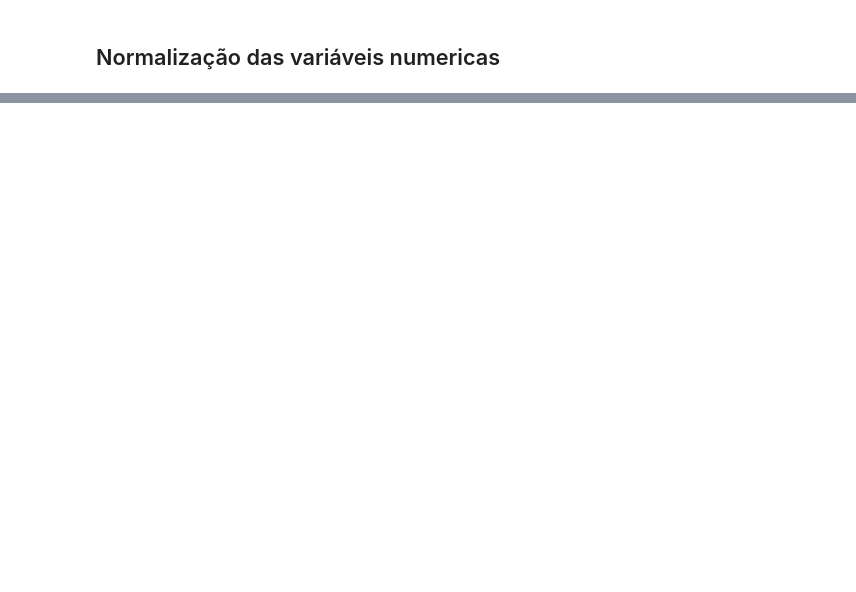
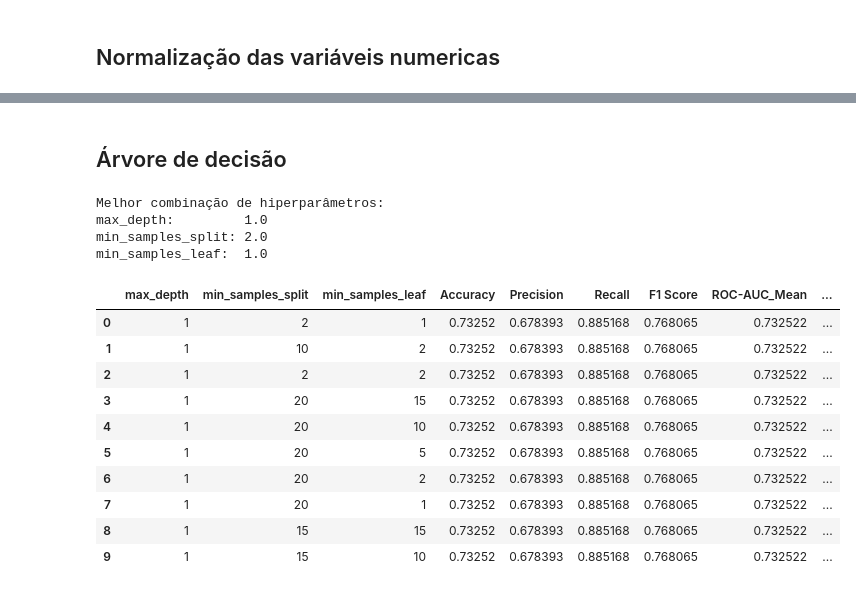
Before and after one commit to igao01/ds_telecom_churn, a Jupyter notebook: notebooks/ml_telco_churn.ipynb, the cells around one changed output, grey strips where cells are left out. Saved outputs shown, nothing was run; the diff lists cells and outputs as text; code cells hidden in the pictures; blank space fills up the shorter version.

```diff
--- a/notebooks/ml_telco_churn.ipynb
+++ b/notebooks/ml_telco_churn.ipynb
@@ -96,0 +86,29 @@ X_train.head(5)
+# %%
+from sklearn.compose import ColumnTransformer
+from sklearn.pipeline import Pipeline
+from sklearn.preprocessing import StandardScaler, OneHotEncoder
+from sklearn.linear_model import LogisticRegression
+from sklearn.tree import DecisionTreeClassifier
+from sklearn.ensemble import RandomForestClassifier
+from xgboost import XGBClassifier
+from sklearn.metrics import classification_report, confusion_matrix
+from sklearn.metrics import (accuracy_score, precision_score, recall_score, f1_score, roc_auc_score)
+from sklearn.model_selection import cross_val_score
+
+preprocessor = ColumnTransformer(
+    transformers=[
+        (
+            "num",
+            StandardScaler(),
+            NUMERIC_COLUMNS
+        ),
+        (
+            "cat",
+            OneHotEncoder(
+                handle_unknown="ignore",
+                sparse_output=False
+            ),
+            CATEGORICAL_COLUMNS
+        )
+    ]
+)
@@ -96,0 +350,20 @@ X_train.head(5)
+# %% [markdown]
+## Árvore de decisão
+# %%
+best_dtc_params(X_train_under, y_train_under)
+# %% [output]
+Melhor combinação de hiperparâmetros:
+max_depth:         1.0
+min_samples_split: 2.0
+min_samples_leaf:  1.0
+|  | max_depth | min_samples_split | min_samples_leaf | Accuracy | Precision | Recall | F1 Score | ROC-AUC_Mean | ... |
+| 0 | 1 | 2 | 1 | 0.73252 | 0.678393 | 0.885168 | 0.768065 | 0.732522 | ... |
+| 1 | 1 | 10 | 2 | 0.73252 | 0.678393 | 0.885168 | 0.768065 | 0.732522 | ... |
+| 2 | 1 | 2 | 2 | 0.73252 | 0.678393 | 0.885168 | 0.768065 | 0.732522 | ... |
+| 3 | 1 | 20 | 15 | 0.73252 | 0.678393 | 0.885168 | 0.768065 | 0.732522 | ... |
+| 4 | 1 | 20 | 10 | 0.73252 | 0.678393 | 0.885168 | 0.768065 | 0.732522 | ... |
+| 5 | 1 | 20 | 5 | 0.73252 | 0.678393 | 0.885168 | 0.768065 | 0.732522 | ... |
+| 6 | 1 | 20 | 2 | 0.73252 | 0.678393 | 0.885168 | 0.768065 | 0.732522 | ... |
+| 7 | 1 | 20 | 1 | 0.73252 | 0.678393 | 0.885168 | 0.768065 | 0.732522 | ... |
+| 8 | 1 | 15 | 15 | 0.73252 | 0.678393 | 0.885168 | 0.768065 | 0.732522 | ... |
+| 9 | 1 | 15 | 10 | 0.73252 | 0.678393 | 0.885168 | 0.768065 | 0.732522 | ... |
```
Also changed, not shown: parts of 37 cells of this notebook.
